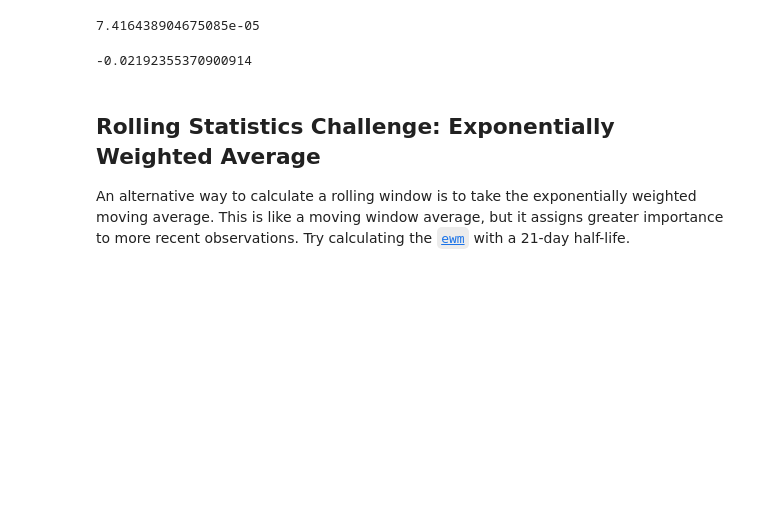
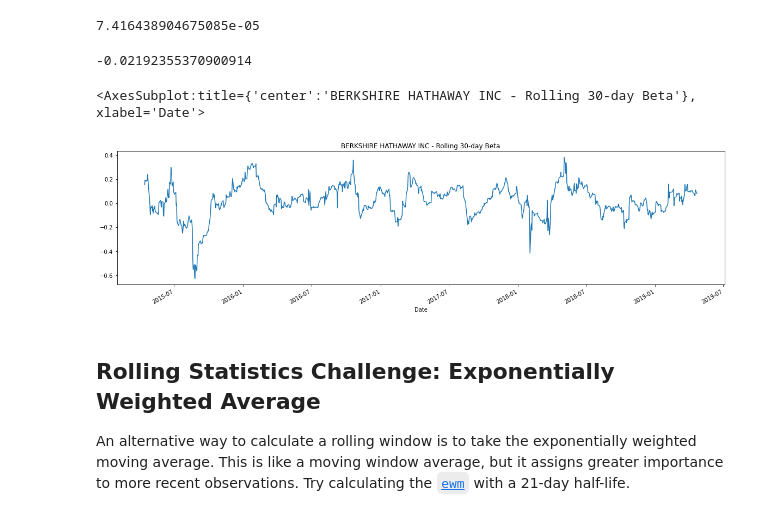
Before and after one commit to alveraboquet/fintech.homework, a Jupyter notebook: unit_4_whale_analysis/whale_analysis.ipynb, the cells around one changed output. Drawn from its saved outputs; the diff is of its cells as text; code cells hidden in the pictures; blank space fills up the shorter version.

Commit message:
Updates for rolling beta and ewm

```diff
--- a/unit_4_whale_analysis/whale_analysis.ipynb
+++ b/unit_4_whale_analysis/whale_analysis.ipynb
@@ -323,3 +319,18 @@ berkshire_hathaway_beta
+# %%
+# Get 30d rolling covariance
+berkshire_rolling_covariance = combined_daily_returns['BERKSHIRE HATHAWAY INC'].rolling(window=30).cov(combined_daily_returns['S&P'])
+
+# Get 30d rolling variance
+berkshire_rolling_variance = combined_daily_returns['BERKSHIRE HATHAWAY INC'].rolling(window=30).var()
+
+# Get 30d rolling beta
+berkshire_rolling_beta = berkshire_rolling_covariance / berkshire_rolling_variance
+
+# Plot beta trend
+berkshire_rolling_beta.plot(title='BERKSHIRE HATHAWAY INC - Rolling 30-day Beta', figsize=(20,5), fontsize=10)
+# %% [output]
+<AxesSubplot:title={'center':'BERKSHIRE HATHAWAY INC - Rolling 30-day Beta'}, xlabel='Date'>
+[figure, added]
 # %% [markdown]
 ## Rolling Statistics Challenge: Exponentially Weighted Average
 
```
Also changed, not shown: parts of 6 cells of this notebook, 1 other file.
